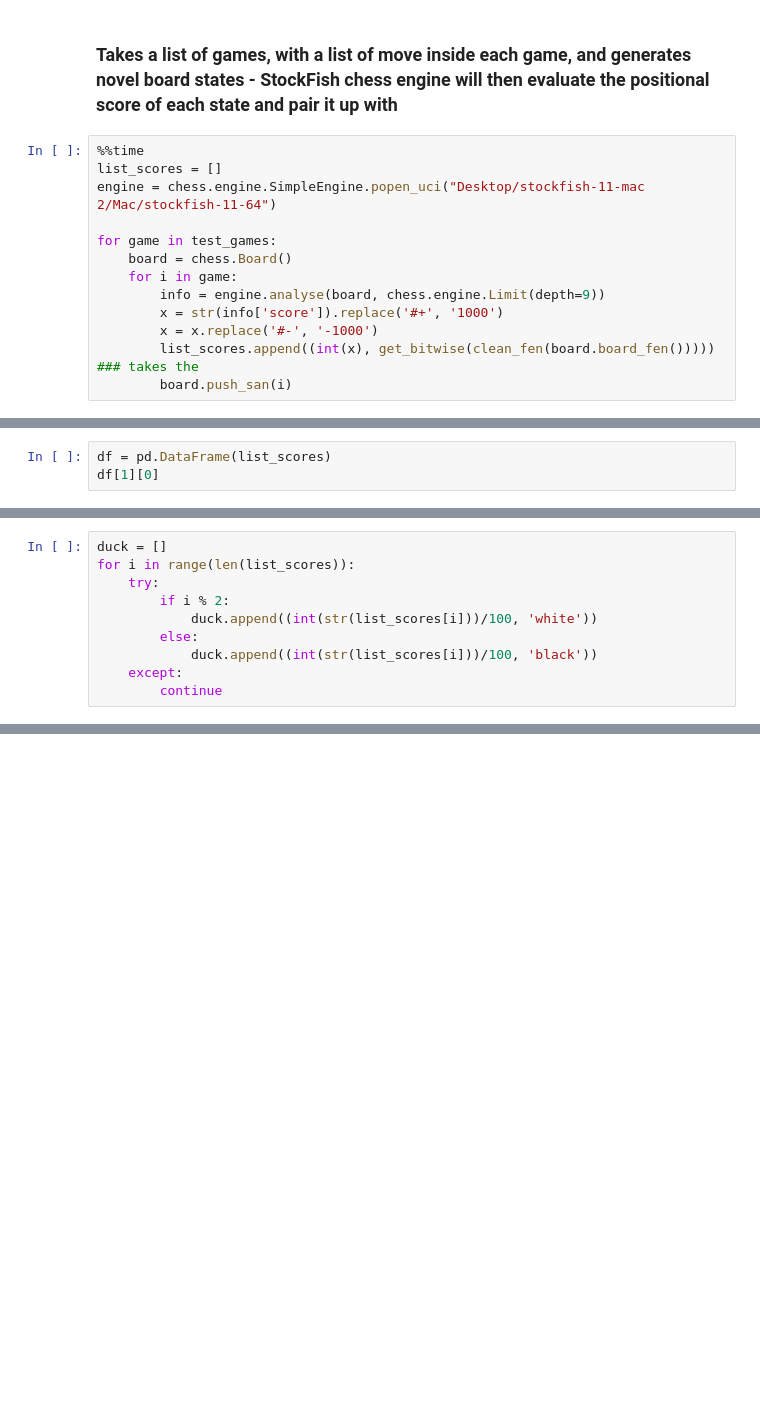
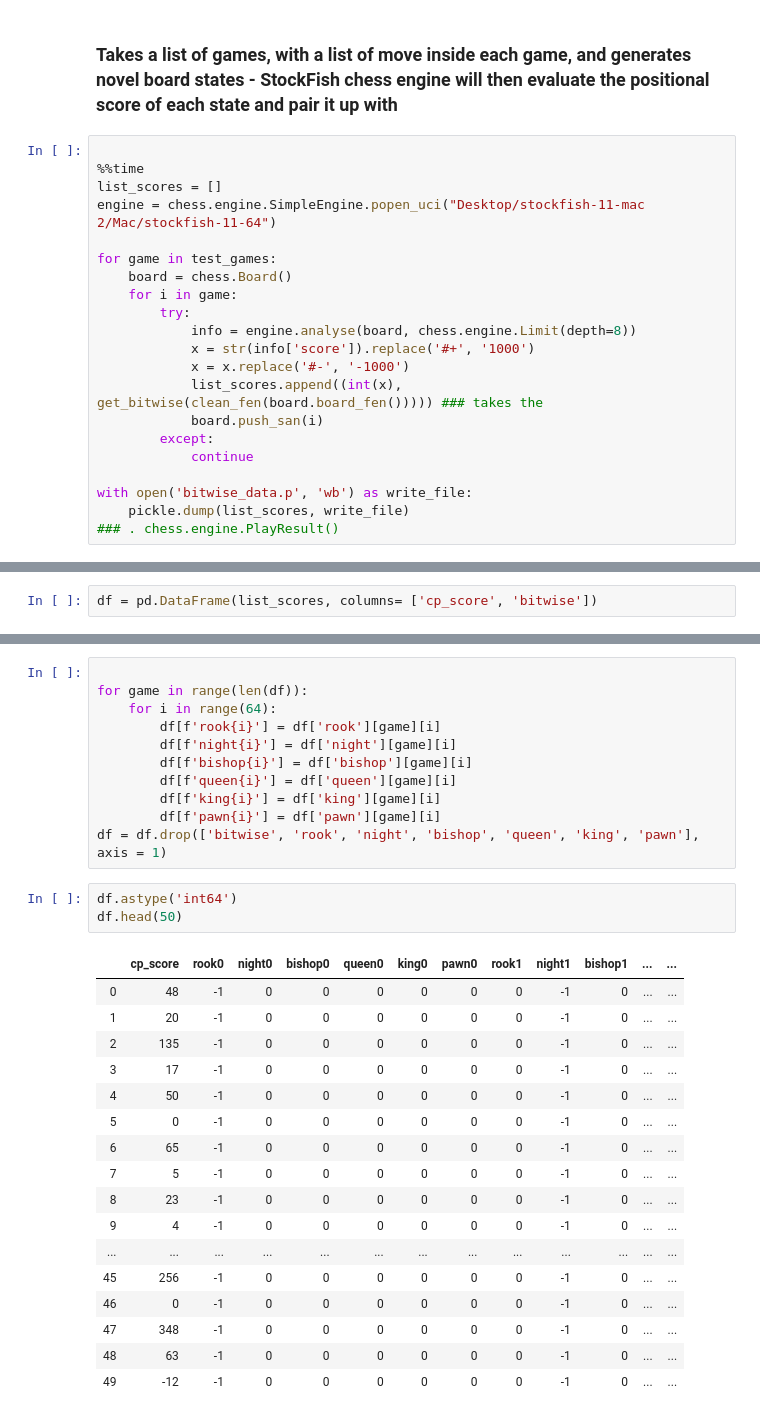
Before and after one commit to wzog99/ShallowMind, a Jupyter notebook: DataCreator_SM.ipynb, the cells around one changed output, grey strips where cells are left out. Saved outputs shown, nothing was run; the diff lists cells and outputs as text; blank space fills up the shorter version.

```diff
--- a/DataCreator_SM.ipynb
+++ b/DataCreator_SM.ipynb
@@ -203,6 +180,7 @@ test_games = all_san_list[:10]
 # %% [markdown]
 ### Takes a list of games, with a list of move inside each game, and generates novel board states - StockFish chess engine will then evaluate the positional score of each state and pair it up with
 # %%
+
 %%time
 list_scores = []
 engine = chess.engine.SimpleEngine.popen_uci("Desktop/stockfish-11-mac 2/Mac/stockfish-11-64")
@@ -210,9 +188,16 @@ engine = chess.engine.SimpleEngine.popen_uci("Desktop/stockfish-11-mac 2/Mac/sto
 for game in test_games:
     board = chess.Board()
     for i in game:
-        info = engine.analyse(board, chess.engine.Limit(depth=9))
-        x = str(info['score']).replace('#+', '1000')
-        x = x.replace('#-', '-1000')
-        list_scores.append((int(x), get_bitwise(clean_fen(board.board_fen())))) ### takes the
-        board.push_san(i)
+        try:
+            info = engine.analyse(board, chess.engine.Limit(depth=8))
+            x = str(info['score']).replace('#+', '1000')
+            x = x.replace('#-', '-1000')
+            list_scores.append((int(x), get_bitwise(clean_fen(board.board_fen())))) ### takes the
+            board.push_san(i)
+        except:
+            continue
+
+with open('bitwise_data.p', 'wb') as write_file:
+    pickle.dump(list_scores, write_file)
+### . chess.engine.PlayResult()
 # %% [output]
@@ -223,3 +213,2 @@ Wall time: 9.48 s
 # %%
-df = pd.DataFrame(list_scores)
-df[1][0]
+df = pd.DataFrame(list_scores, columns= ['cp_score', 'bitwise'])
@@ -244,10 +214,0 @@ array([[-1,  0,  0,  0,  0,  0,  0, -1,  0,  0,  0,  0,  0,  0,  0,  0,
-# %%
-duck = []
-for i in range(len(list_scores)):
-    try:
-        if i % 2:
-            duck.append((int(str(list_scores[i]))/100, 'white'))
-        else:
-            duck.append((int(str(list_scores[i]))/100, 'black'))
-    except:
-        continue
@@ -265,0 +217,32 @@ print(board)
+# %%
+
+for game in range(len(df)):
+    for i in range(64):
+        df[f'rook{i}'] = df['rook'][game][i]
+        df[f'night{i}'] = df['night'][game][i]
+        df[f'bishop{i}'] = df['bishop'][game][i]
+        df[f'queen{i}'] = df['queen'][game][i]
+        df[f'king{i}'] = df['king'][game][i]
+        df[f'pawn{i}'] = df['pawn'][game][i]
+df = df.drop(['bitwise', 'rook', 'night', 'bishop', 'queen', 'king', 'pawn'], axis = 1)
+# %%
+df.astype('int64')
+df.head(50)
+# %% [output]
+|  | cp_score | rook0 | night0 | bishop0 | queen0 | king0 | pawn0 | rook1 | night1 | bishop1 | ... | ... |
+| 0 | 48 | -1 | 0 | 0 | 0 | 0 | 0 | 0 | -1 | 0 | ... | ... |
+| 1 | 20 | -1 | 0 | 0 | 0 | 0 | 0 | 0 | -1 | 0 | ... | ... |
+| 2 | 135 | -1 | 0 | 0 | 0 | 0 | 0 | 0 | -1 | 0 | ... | ... |
+| 3 | 17 | -1 | 0 | 0 | 0 | 0 | 0 | 0 | -1 | 0 | ... | ... |
+| 4 | 50 | -1 | 0 | 0 | 0 | 0 | 0 | 0 | -1 | 0 | ... | ... |
+| 5 | 0 | -1 | 0 | 0 | 0 | 0 | 0 | 0 | -1 | 0 | ... | ... |
+| 6 | 65 | -1 | 0 | 0 | 0 | 0 | 0 | 0 | -1 | 0 | ... | ... |
+| 7 | 5 | -1 | 0 | 0 | 0 | 0 | 0 | 0 | -1 | 0 | ... | ... |
+| 8 | 23 | -1 | 0 | 0 | 0 | 0 | 0 | 0 | -1 | 0 | ... | ... |
+| 9 | 4 | -1 | 0 | 0 | 0 | 0 | 0 | 0 | -1 | 0 | ... | ... |
+| ... | ... | ... | ... | ... | ... | ... | ... | ... | ... | ... | ... | ... |
+| 45 | 256 | -1 | 0 | 0 | 0 | 0 | 0 | 0 | -1 | 0 | ... | ... |
+| 46 | 0 | -1 | 0 | 0 | 0 | 0 | 0 | 0 | -1 | 0 | ... | ... |
+| 47 | 348 | -1 | 0 | 0 | 0 | 0 | 0 | 0 | -1 | 0 | ... | ... |
+| 48 | 63 | -1 | 0 | 0 | 0 | 0 | 0 | 0 | -1 | 0 | ... | ... |
+| 49 | -12 | -1 | 0 | 0 | 0 | 0 | 0 | 0 | -1 | 0 | ... | ... |
```
Also changed, not shown: parts of 21 cells of this notebook, 3 other files.
